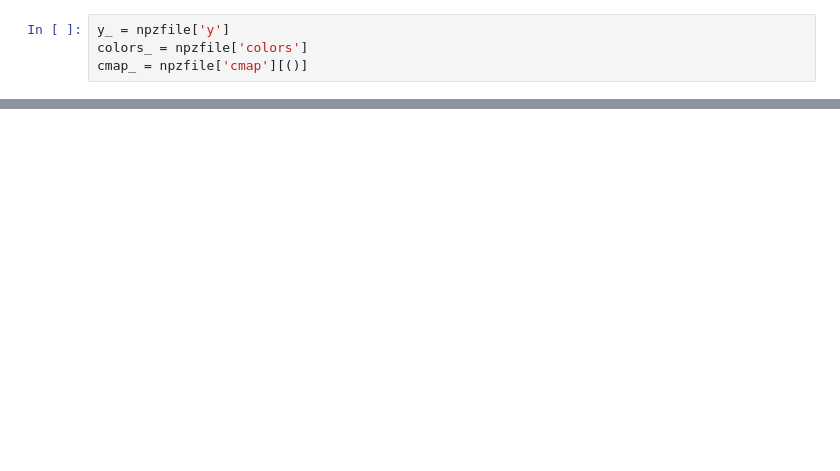
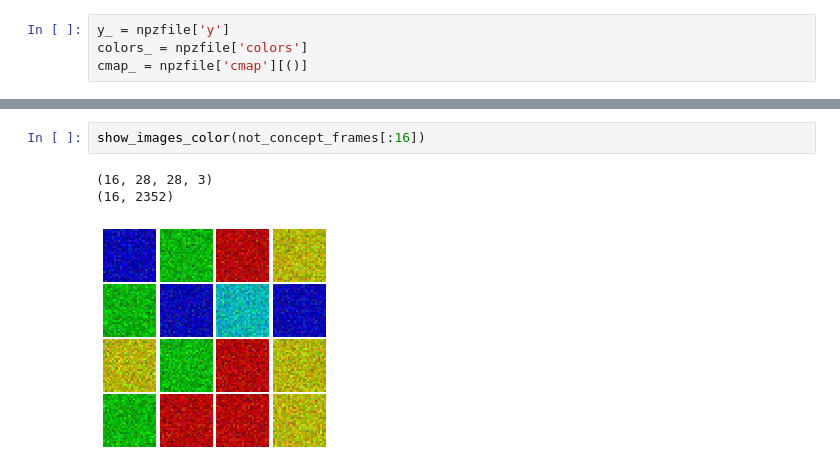
Before and after one commit to kkessel/cs231n-project, a Jupyter notebook: MNIST Colorization.ipynb, the cells around one changed output, grey strips where cells are left out. Drawn from its saved outputs; the diff is of its cells as text; blank space fills up the shorter version.

```diff
--- a/MNIST Colorization.ipynb
+++ b/MNIST Colorization.ipynb
@@ -236,0 +277,6 @@ np.sum(y_==2)/len(y_)
+# %%
+show_images_color(not_concept_frames[:16])
+# %% [output]
+(16, 28, 28, 3)
+(16, 2352)
+[figure, added]
```
Also changed, not shown: parts of 21 cells of this notebook.
